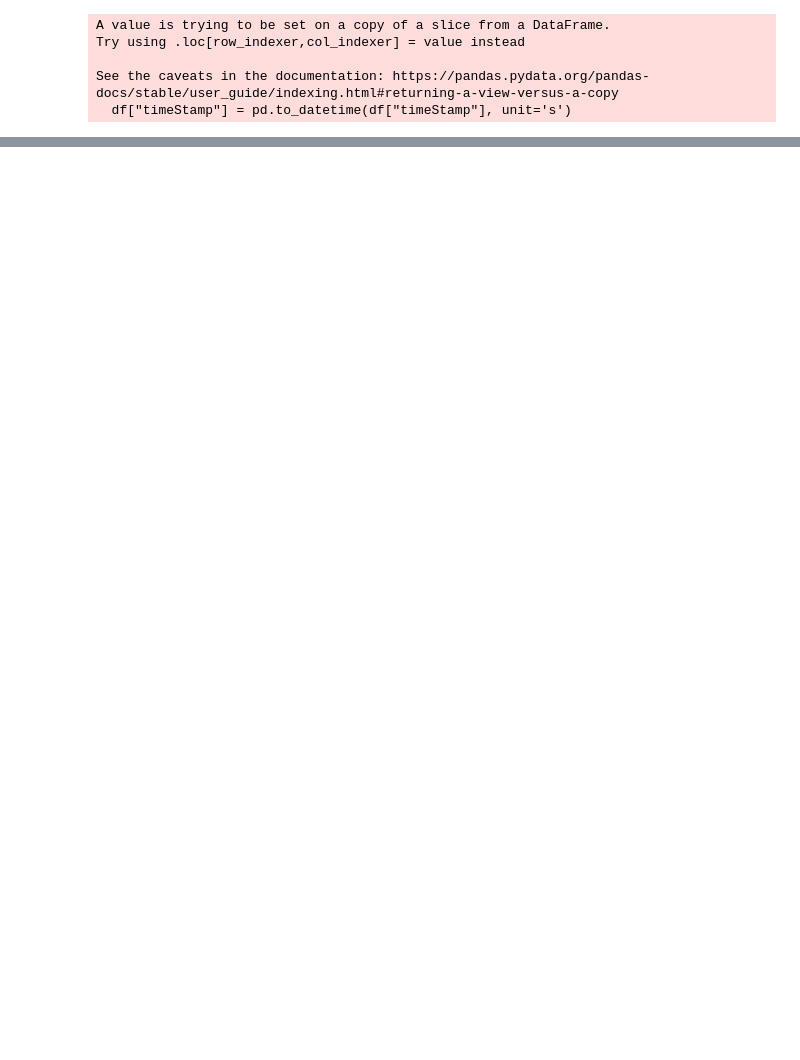
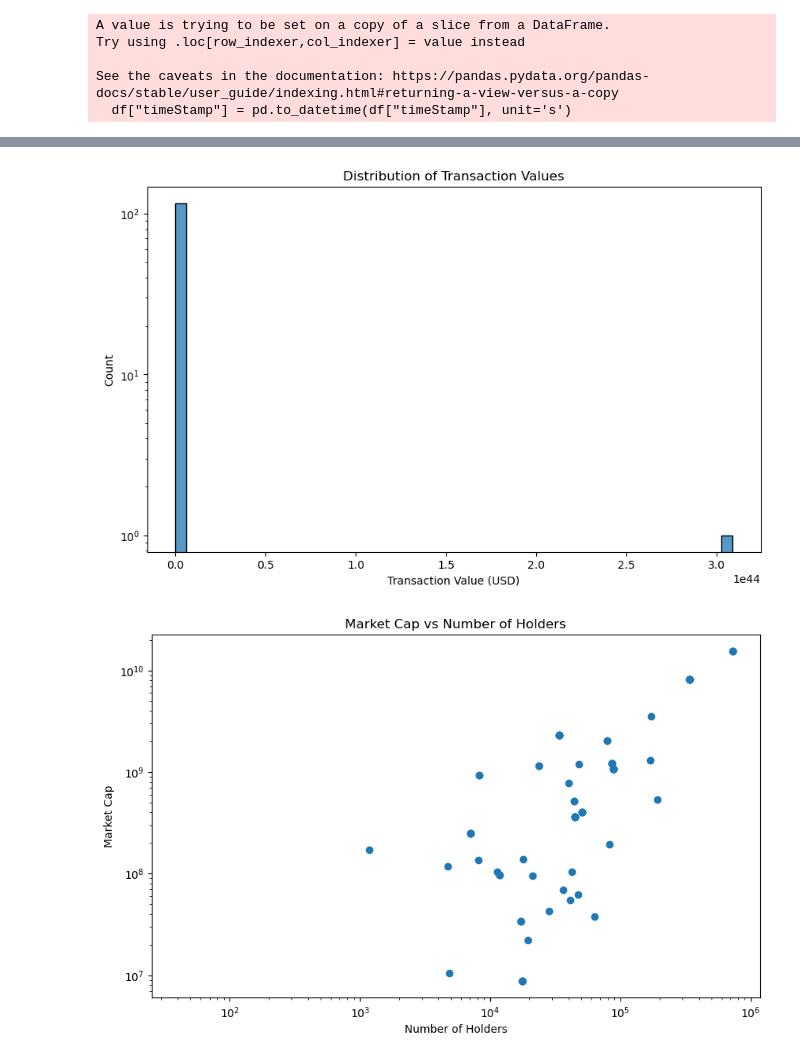
Before and after one commit to Anicca18/Phase-5-Project, a Jupyter notebook: Formulating Data.ipynb, the cells around one changed output, grey strips where cells are left out. Drawn from its saved outputs; the diff is of its cells as text; code cells hidden in the pictures; blank space fills up the shorter version.

```diff
--- a/Formulating Data.ipynb
+++ b/Formulating Data.ipynb
@@ -39,20 +39,10 @@ import time
 
 # Wallet addresses
 wallet_addresses = [
-    "0x430c8c4a0a8f1c5a9de3576dcd153dd2b68c0d67",
-    "0x2db3fb56e4dbc87d5a7fd14f140ab3c1bca85b06",
-    "0x1111e3ef0b6ae32e14a55e0e7cd9b8505177c2bf",
-    "0xd51ce9be4a1cb6185b76ba825c59236a6cf5ca2a",
-    "0x868a37b99f7f7706e106bf9fcd079ef3c182f1d9",
-    "0xcb2d01df36e6cfcd4903508d1bd8aed58a13a2d2",
-    "0x000c227e72d9ed7a35a09e260cdd5bd468dcd29b",
-    "0xb0c14943e21a666eed14fdfaf1ca0a9d65bde0eb",
-    "0x72de4b74d4d75bc74f34ae14f8819826f9ce4f35",
-    "0x111527f1386c6725a2f5986230f3060bdcac041f",
-    "0xae326bcd07536f1d5403b19f41563c70f3275748",
-    "0x48e9daf1963a1301a122735517f567cbf598fa9e",
-    "0xb48bf69d3718bf9b828d6b91318d2667aa309681",
-    "0x311d03143384cce04082800056a5f0c38f7f997b"
+"0x6ae04d64c0fd3bd5bae3150c763c7d7beb851c0d",
+"0xedC6BacdC1e29D7c5FA6f6ECA6FDD447B9C487c9",
+"0xabc74170f3Cb8Ab352820C39cC1d1e05cE9e41D3"
+
 
 ]
 
@@ -129,7 +108,7 @@ df = df[["timeStamp", "hash", "from", "contractAddress", "to",  "tokenName", "to
 df["timeStamp"] = pd.to_datetime(df["timeStamp"], unit='s')
 
 # Define seven_days_ago variable
-seven_days_ago = pd.Timestamp.now() - pd.Timedelta(days=1)
+seven_days_ago = pd.Timestamp.now() - pd.Timedelta(days=7)
 
 # Filtering token transactions within the past 1 days
 df = df[df["timeStamp"] >= seven_days_ago]
@@ -278,0 +420,50 @@ Error fetching info data for 0x53dac5b23b3ca9a3c86aff8d0c7110fba72a9783: 429 Cli
+# %%
+# 1. First, let's check what data we have
+print("Columns in DataFrame:", df.columns.tolist())
+print("\nSample of numeric columns:")
+print(df.describe())
+
+# 2. Clean up any remaining NaN values
+df = df.fillna(0)
+
+# 3. Add some useful derived metrics
+df['transaction_value_usd'] = df['value'].astype(float) * df['dextools_price']
+df['market_cap_millions'] = df['dextools_mcap'] / 1_000_000
+
+# 4. Create a summary of tokens
+token_summary = df.groupby(['tokenSymbol', 'contractAddress']).agg({
+    'dextools_price': 'last',
+    'dextools_mcap': 'last',
+    'dextools_holders': 'last',
+    'transaction_value_usd': ['count', 'sum', 'mean']
+}).round(2)
+
+print("\nToken Summary:")
+print(token_summary)
+
+# 5. Save the enriched data
+df.to_csv('enriched_token_data.csv', index=False)
+token_summary.to_csv('token_summary.csv')
+
+# 6. Optional: Create some visualizations
+import matplotlib.pyplot as plt
+import seaborn as sns
+
+# Transaction value distribution
+plt.figure(figsize=(10, 6))
+sns.histplot(data=df, x='transaction_value_usd', bins=50)
+plt.title('Distribution of Transaction Values')
+plt.xlabel('Transaction Value (USD)')
+plt.yscale('log')
+plt.show()
+
+# Market Cap vs Holders scatter plot
+plt.figure(figsize=(10, 6))
+plt.scatter(df['dextools_holders'], df['dextools_mcap'])
+plt.xlabel('Number of Holders')
+plt.ylabel('Market Cap')
+plt.title('Market Cap vs Number of Holders')
+plt.yscale('log')
+plt.xscale('log')
+plt.show()
+# %% [output]
@@ -279,3 +487,5 @@ Error fetching info data for 0x53dac5b23b3ca9a3c86aff8d0c7110fba72a9783: 429 Cli
+[figure, added]
+[figure, added]
 # %%
 df
 # %% [output]
```
Also changed, not shown: parts of 12 cells of this notebook, 2 other files.
